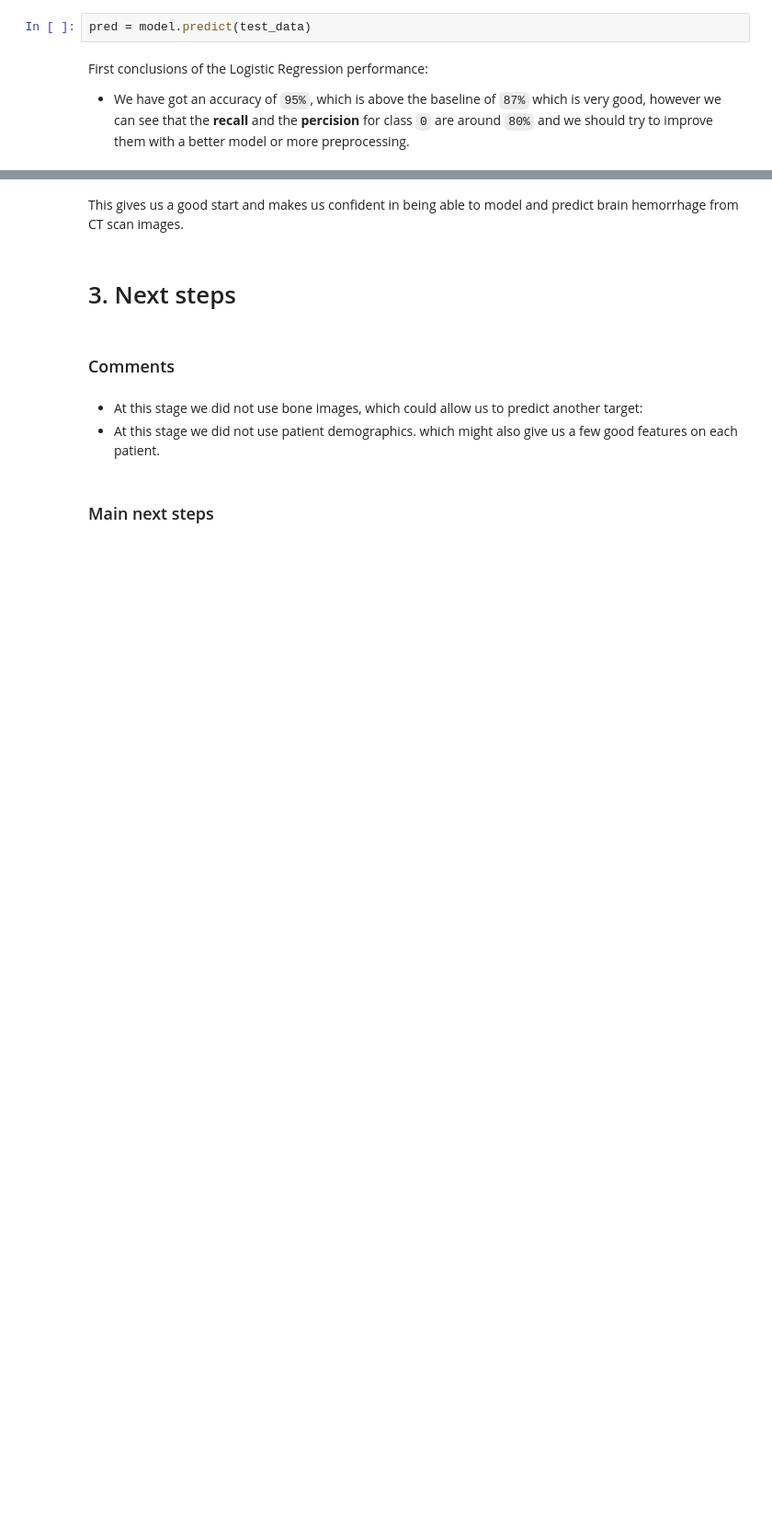
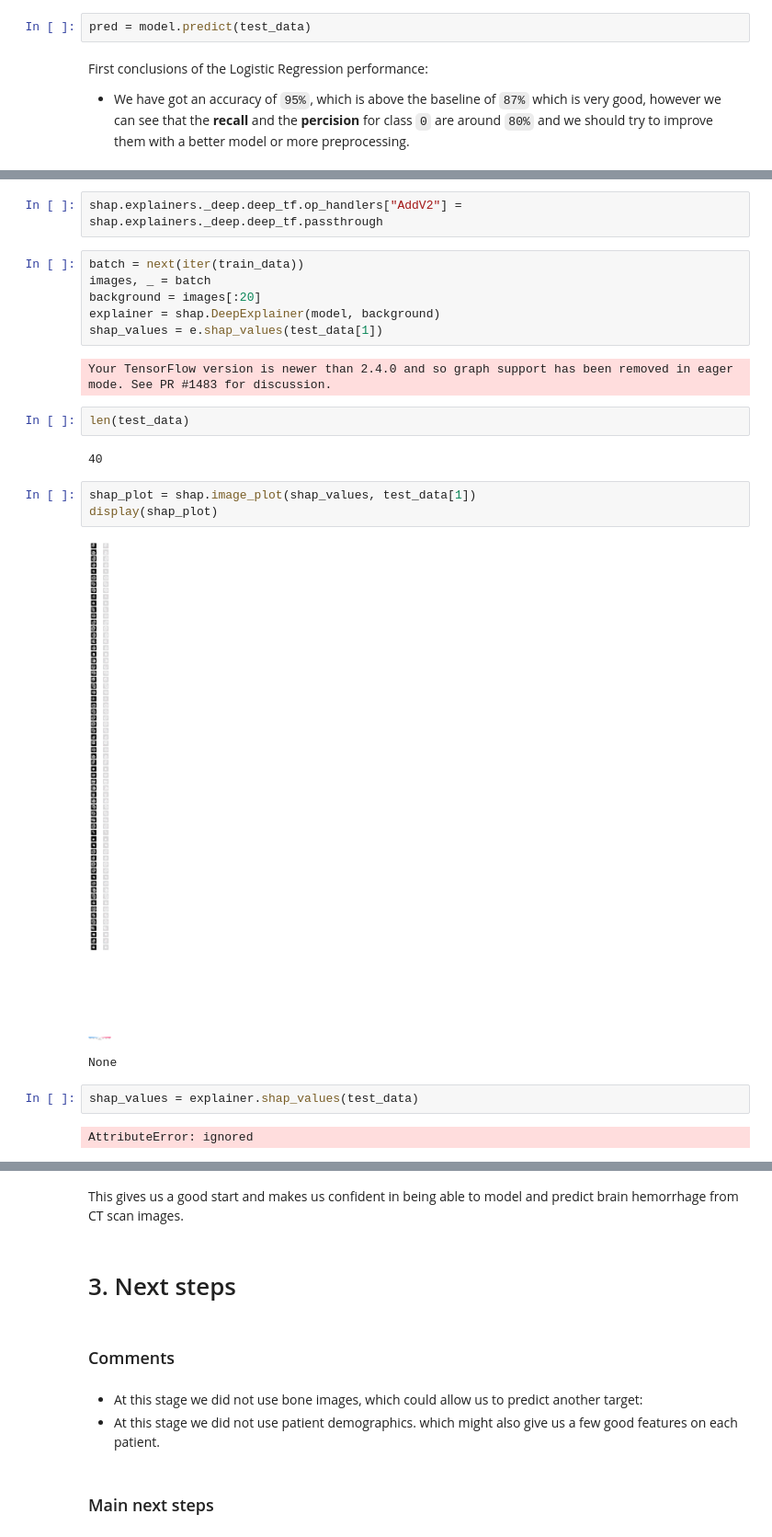
Before and after one commit to DanOren/ITC_Final_project, a Jupyter notebook: Final_project_after_CNN_MBmodel.ipynb, the cells around one changed output, grey strips where cells are left out. Shown at 92% size. Saved outputs shown, nothing was run; the diff lists cells and outputs as text; blank space fills up the shorter version.

Commit message:
Working Shap Interpretability

```diff
--- a/Final_project_after_CNN_MBmodel.ipynb
+++ b/Final_project_after_CNN_MBmodel.ipynb
@@ -520,0 +557,24 @@ First conclusions of the Logistic Regression performance:
+# %%
+shap.explainers._deep.deep_tf.op_handlers["AddV2"] = shap.explainers._deep.deep_tf.passthrough
+# %%
+batch = next(iter(train_data))
+images, _ = batch
+background = images[:20]
+explainer = shap.DeepExplainer(model, background)
+shap_values = e.shap_values(test_data[1])
+# %% [output]
+Your TensorFlow version is newer than 2.4.0 and so graph support has been removed in eager mode. See PR #1483 for discussion.
+# %%
+len(test_data)
+# %% [output]
+40
+# %%
+shap_plot = shap.image_plot(shap_values, test_data[1])
+display(shap_plot)
+# %% [output]
+[figure, added]
+None
+# %%
+shap_values = explainer.shap_values(test_data)
+# %% [output]
+AttributeError: ignored
```
Also changed, not shown: parts of 16 cells of this notebook.
